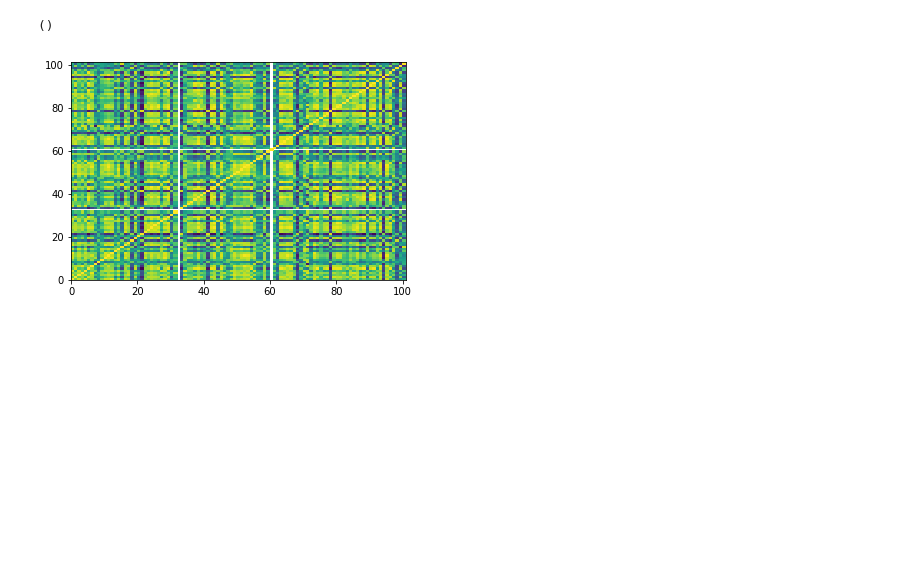
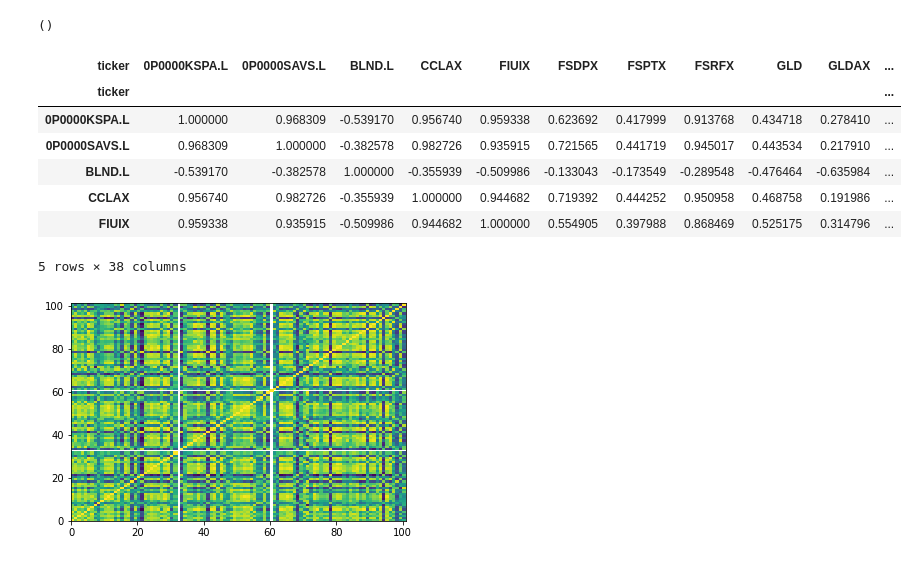
Before and after one commit to ninjananjo/Portfolio-Advisor, a Jupyter notebook: Portfolio Advisor.ipynb, the cells around one changed output. Drawn from its saved outputs; the diff is of its cells as text; code cells hidden in the pictures; blank space fills up the shorter version.

```diff
--- a/Portfolio Advisor.ipynb
+++ b/Portfolio Advisor.ipynb
@@ -98,4 +99,4 @@ yahoo_data_portfolio_total = pd.read_csv('yahoo_data_portfolio_total.csv', index
 #yahoo_data_ftse = pd.read_csv('yahoo_data_ftse.csv', index_col='Date')
 yahoo_data_sectorfunds = pd.read_csv('yahoo_data_sectorfunds.csv', index_col='Date')
 
-yahoo_data_all = pd.concat([portfolio_yahoo_data_total, portfolio_yahoo_data, sector_yahoo_data], sort=True)
+yahoo_data_all = pd.concat([yahoo_data_portfolio_total, yahoo_data_portfolio, yahoo_data_sectorfunds], sort=True)
@@ -102 +105,18 @@ yahoo_data_all = pd.concat([portfolio_yahoo_data_total, portfolio_yahoo_data, se
+# %%
+# create_correlation matrix
+corr_matrix = yahoo_data_all[['ticker','grouping','Adj Close']].pivot(columns='ticker',values='Adj Close').corr()
+corr_matrix.head()
+#corr_matrix = yahoo_data_all[['ticker','grouping','Adj Close']].pivot(columns=['ticker'], values='Adj Close').corr()
+#corr_matrix['name'] = tickers
+#corr_matrix
+#corr_matrix.to_csv('correlation_matrix.csv')
+# %% [output]
+| ticker | 0P0000KSPA.L | 0P0000SAVS.L | BLND.L | CCLAX | FIUIX | FSDPX | FSPTX | FSRFX | GLD | GLDAX | ... |
+| ticker |  |  |  |  |  |  |  |  |  |  | ... |
+| 0P0000KSPA.L | 1.000000 | 0.968309 | -0.539170 | 0.956740 | 0.959338 | 0.623692 | 0.417999 | 0.913768 | 0.434718 | 0.278410 | ... |
+| 0P0000SAVS.L | 0.968309 | 1.000000 | -0.382578 | 0.982726 | 0.935915 | 0.721565 | 0.441719 | 0.945017 | 0.443534 | 0.217910 | ... |
+| BLND.L | -0.539170 | -0.382578 | 1.000000 | -0.355939 | -0.509986 | -0.133043 | -0.173549 | -0.289548 | -0.476464 | -0.635984 | ... |
+| CCLAX | 0.956740 | 0.982726 | -0.355939 | 1.000000 | 0.944682 | 0.719392 | 0.444252 | 0.950958 | 0.468758 | 0.191986 | ... |
+| FIUIX | 0.959338 | 0.935915 | -0.509986 | 0.944682 | 1.000000 | 0.554905 | 0.397988 | 0.868469 | 0.525175 | 0.314796 | ... |
+5 rows × 38 columns
 # %%
```
Also changed, not shown: parts of 6 cells of this notebook.
